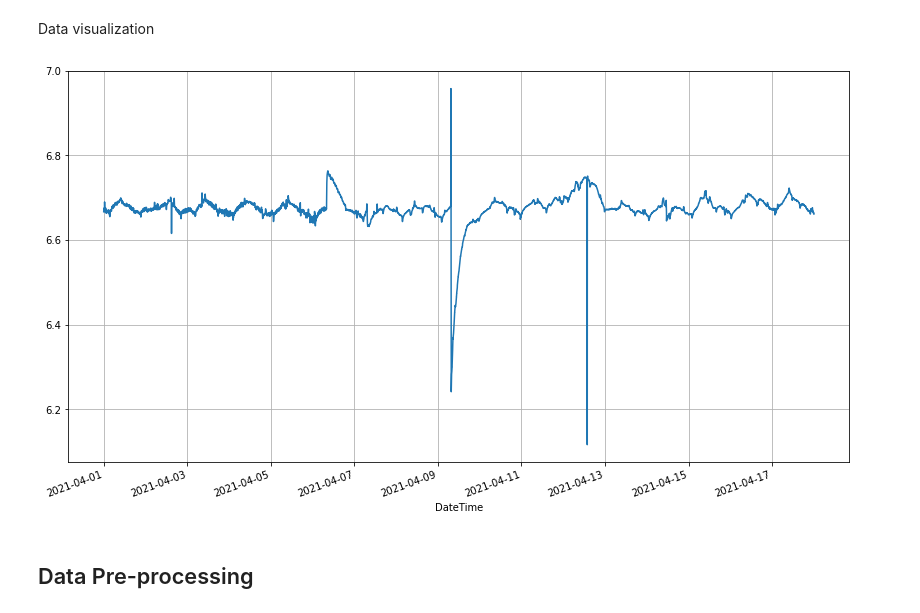
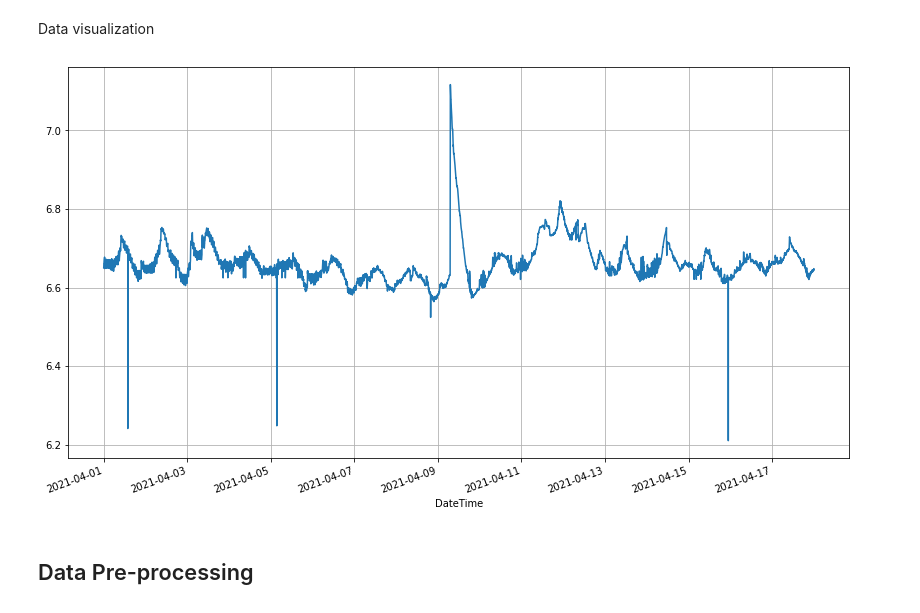
Before and after one commit to dccartagena/RNN_Aquaponics, a Jupyter notebook: notebook.ipynb, the cells around one changed output. Cells and saved outputs as stored; diff of their text form; code cells hidden in the pictures.

```diff
--- a/notebook.ipynb
+++ b/notebook.ipynb
@@ -68,13 +68,13 @@ DateTime
 # %% [markdown]
 Data visualization
 # %%
-sample_sensor = 5
+sample_sensor = 4
 
 df_grouped[sample_sensor].plot(x = 'DateTime', y = 'Value', kind = 'line')
 plt.xticks(rotation=20)
 plt.show()
 # %% [output]
-[figure, old version]
+[figure, new version]
 # %% [markdown]
 ## Data Pre-processing
 # %% [markdown]
```
Also changed, not shown: parts of 16 cells of this notebook.
